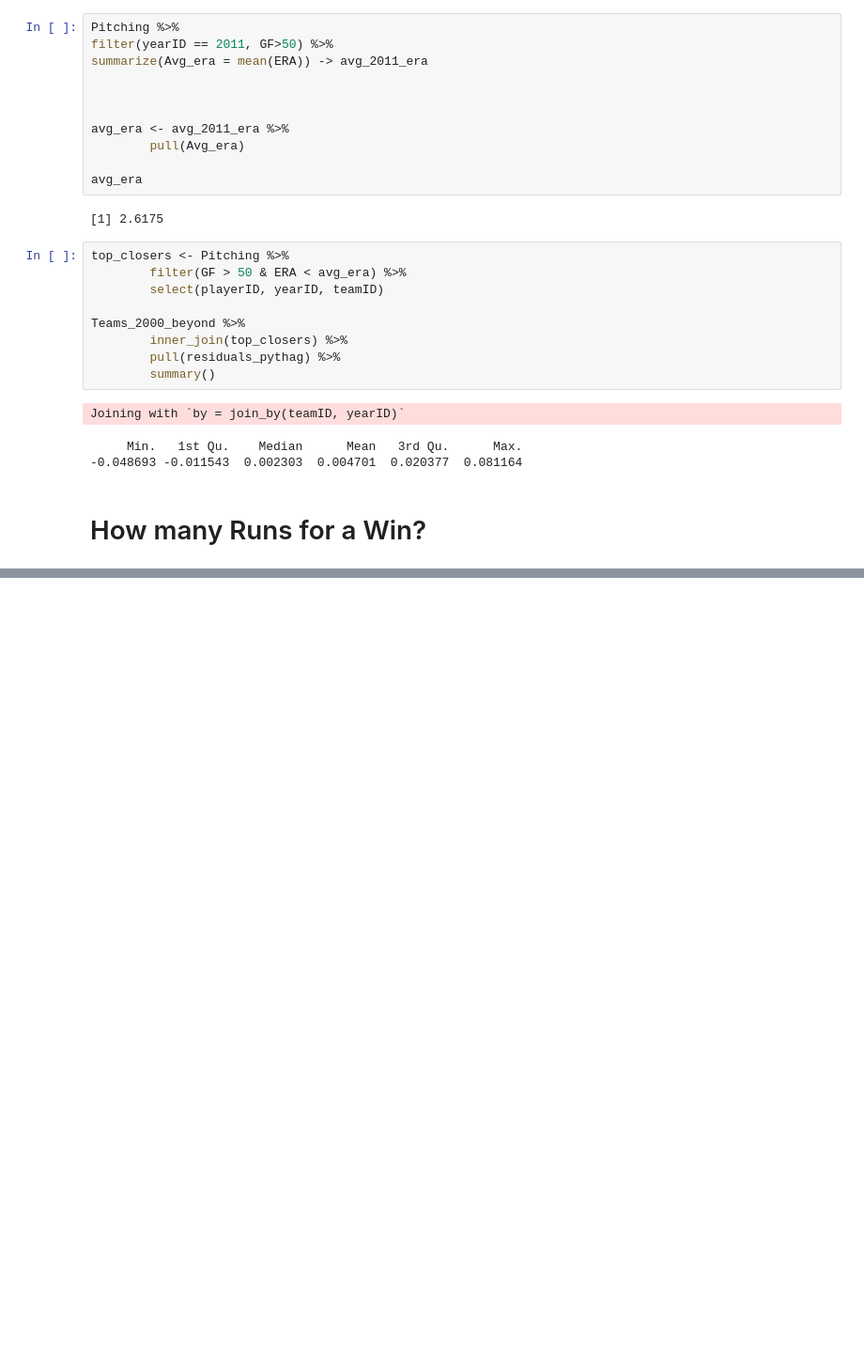
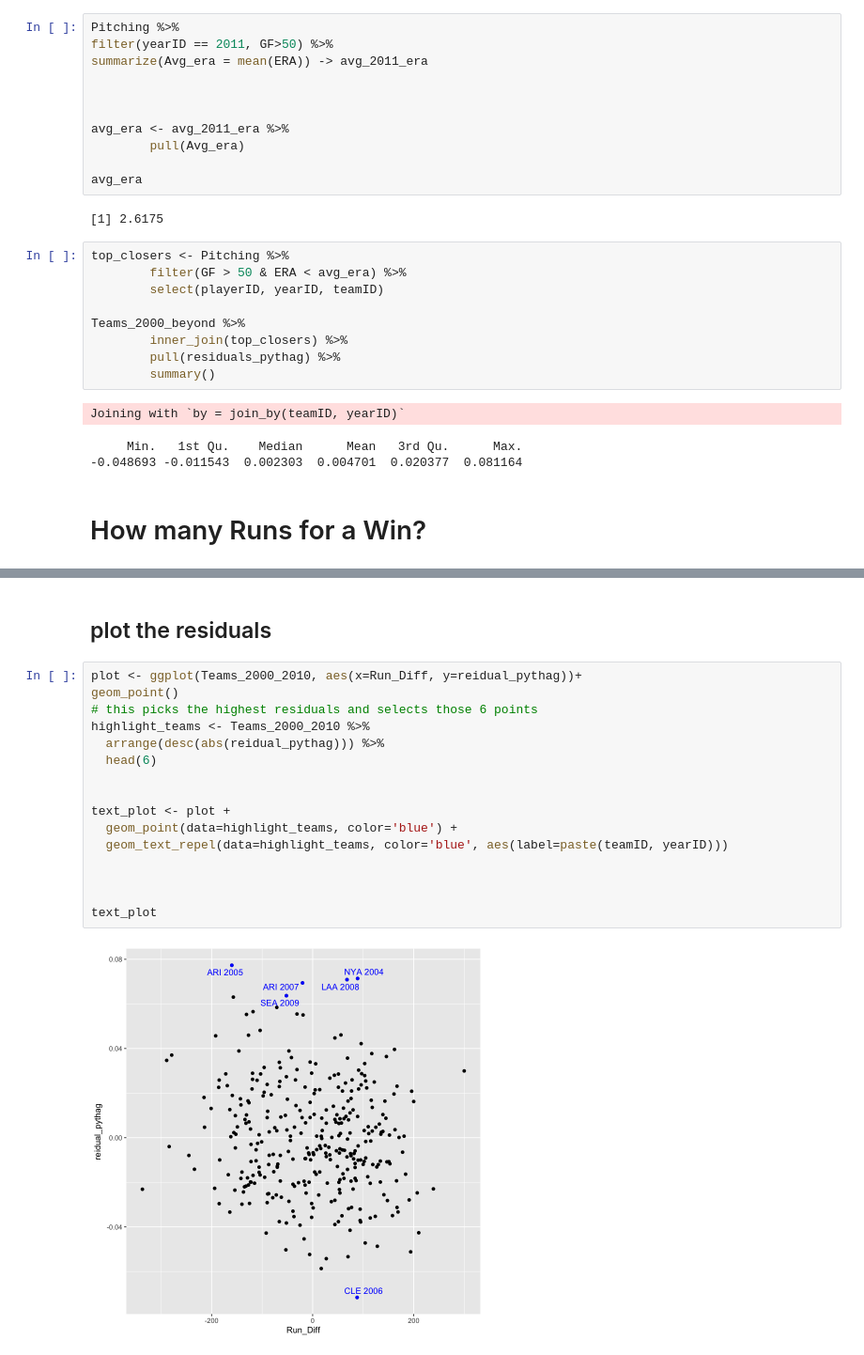
Before and after one commit to jwolfe972/baseball_related, a Jupyter notebook: analyzing_baseball_data_w_r/Relationship_Runs_to_Wins.ipynb, the cells around one changed output, grey strips where cells are left out. Shown at 94% size. Drawn from its saved outputs; the diff is of its cells as text; blank space fills up the shorter version.

```diff
--- a/analyzing_baseball_data_w_r/Relationship_Runs_to_Wins.ipynb
+++ b/analyzing_baseball_data_w_r/Relationship_Runs_to_Wins.ipynb
@@ -430,0 +527,20 @@ Joining with `by = join_by(teamID, yearID)`
+# %% [markdown]
+## plot the residuals
+# %%
+plot <- ggplot(Teams_2000_2010, aes(x=Run_Diff, y=reidual_pythag))+
+geom_point()
+# this picks the highest residuals and selects those 6 points
+highlight_teams <- Teams_2000_2010 %>%
+  arrange(desc(abs(reidual_pythag))) %>%
+  head(6)
+
+
+text_plot <- plot +
+  geom_point(data=highlight_teams, color='blue') +
+  geom_text_repel(data=highlight_teams, color='blue', aes(label=paste(teamID, yearID)))
+
+
+
+text_plot
+# %% [output]
+[figure, added]
```
Also changed, not shown: parts of 18 cells of this notebook.
